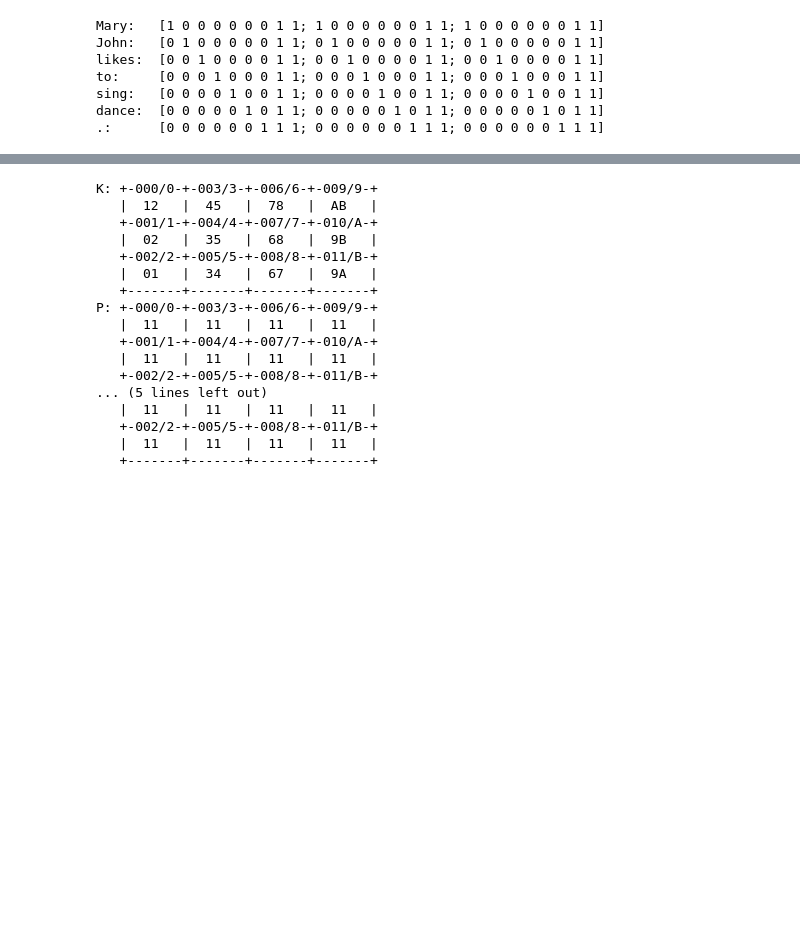
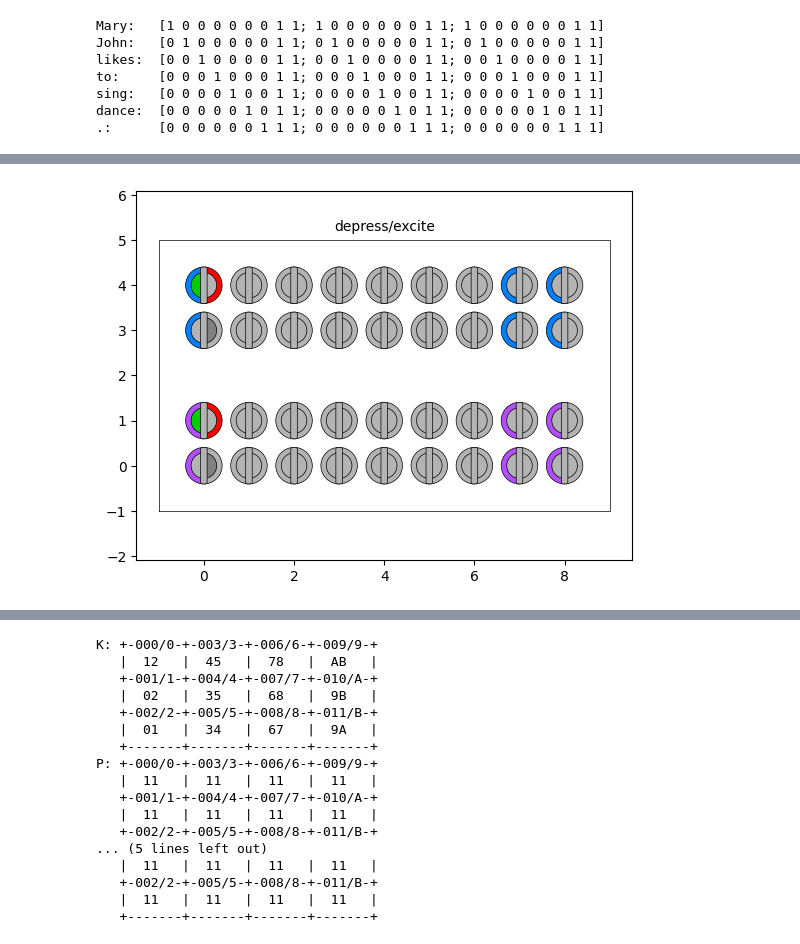
Before and after one commit to ihux/neurotron-develop, a Jupyter notebook: jupyter/neurotron/cluster.ipynb, the cells around one changed output, grey strips where cells are left out. Drawn from its saved outputs; the diff is of its cells as text; code cells hidden in the pictures; blank space fills up the shorter version.

```diff
--- a/jupyter/neurotron/cluster.ipynb
+++ b/jupyter/neurotron/cluster.ipynb
@@ -480,0 +396,6 @@ f: [1 0 0 0 0 0 0]
+# %%
+mon = Monitor(5,9)
+y = cells.depress(y);  cells.plot(mon,0,'depress/excite')
+y = cells.excite(y);   cells.plot(mon,1)
+# %% [output]
+[figure, added]
```
Also changed, not shown: parts of 10 cells of this notebook, 1 other file.
